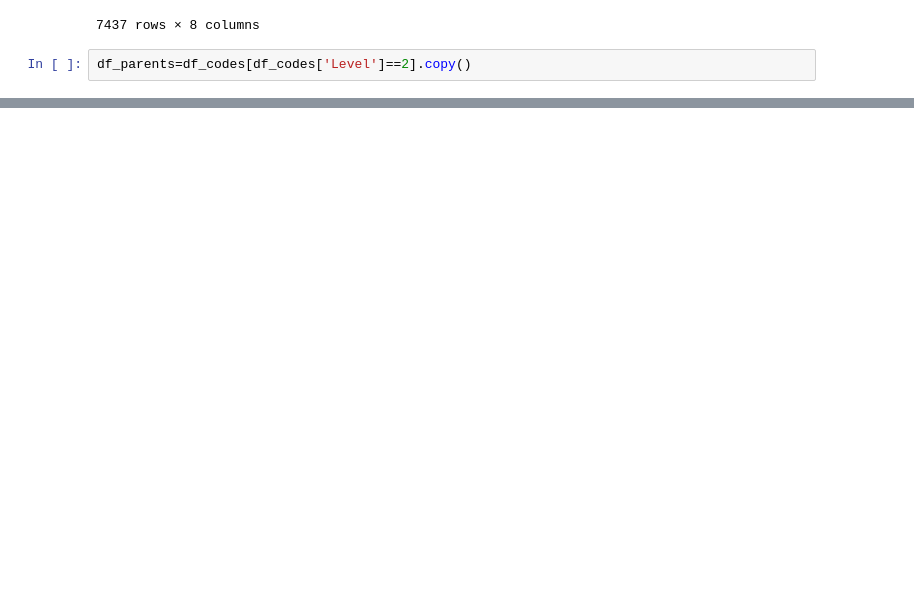
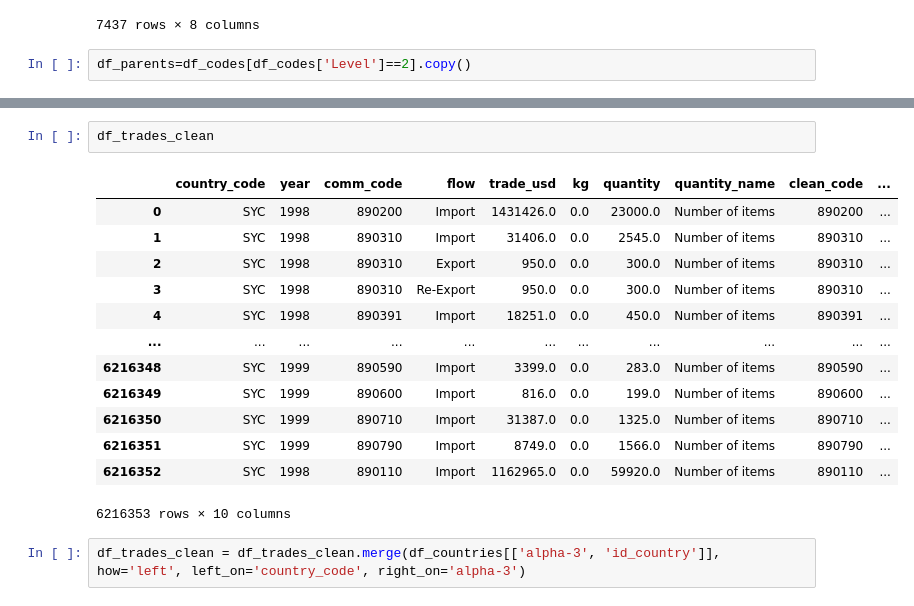
Before and after one commit to arimohy/fundamentos-etl, a Jupyter notebook: templateETL.ipynb, the cells around one changed output, grey strips where cells are left out. Cells and saved outputs as stored; diff of their text form; blank space fills up the shorter version.

```diff
--- a/templateETL.ipynb
+++ b/templateETL.ipynb
@@ -31,0 +178,18 @@ df_parents=df_codes[df_codes['Level']==2].copy()
+# %%
+df_trades_clean
+# %% [output]
+|  | country_code | year | comm_code | flow | trade_usd | kg | quantity | quantity_name | clean_code | ... |
+| 0 | SYC | 1998 | 890200 | Import | 1431426.0 | 0.0 | 23000.0 | Number of items | 890200 | ... |
+| 1 | SYC | 1998 | 890310 | Import | 31406.0 | 0.0 | 2545.0 | Number of items | 890310 | ... |
+| 2 | SYC | 1998 | 890310 | Export | 950.0 | 0.0 | 300.0 | Number of items | 890310 | ... |
+| 3 | SYC | 1998 | 890310 | Re-Export | 950.0 | 0.0 | 300.0 | Number of items | 890310 | ... |
+| 4 | SYC | 1998 | 890391 | Import | 18251.0 | 0.0 | 450.0 | Number of items | 890391 | ... |
+| ... | ... | ... | ... | ... | ... | ... | ... | ... | ... | ... |
+| 6216348 | SYC | 1999 | 890590 | Import | 3399.0 | 0.0 | 283.0 | Number of items | 890590 | ... |
+| 6216349 | SYC | 1999 | 890600 | Import | 816.0 | 0.0 | 199.0 | Number of items | 890600 | ... |
+| 6216350 | SYC | 1999 | 890710 | Import | 31387.0 | 0.0 | 1325.0 | Number of items | 890710 | ... |
+| 6216351 | SYC | 1999 | 890790 | Import | 8749.0 | 0.0 | 1566.0 | Number of items | 890790 | ... |
+| 6216352 | SYC | 1998 | 890110 | Import | 1162965.0 | 0.0 | 59920.0 | Number of items | 890110 | ... |
+6216353 rows × 10 columns
+# %%
+df_trades_clean = df_trades_clean.merge(df_countries[['alpha-3', 'id_country']], how='left', left_on='country_code', right_on='alpha-3')
```
Also changed, not shown: parts of 31 cells of this notebook.
